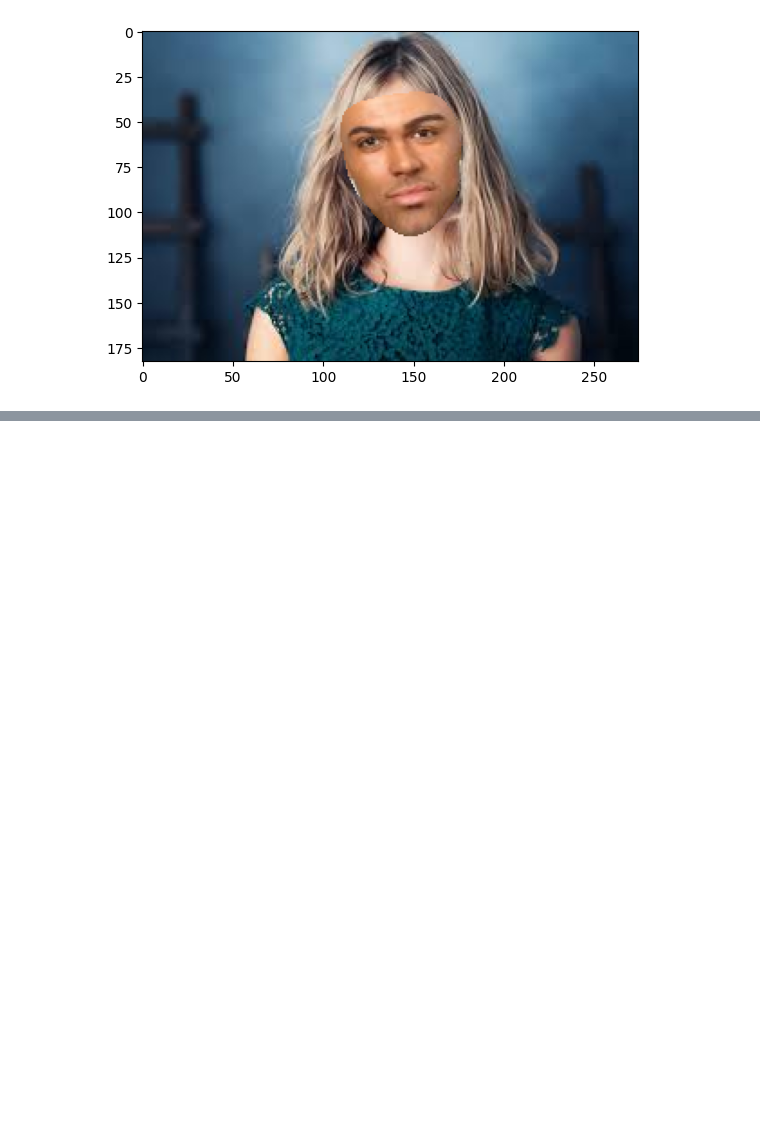
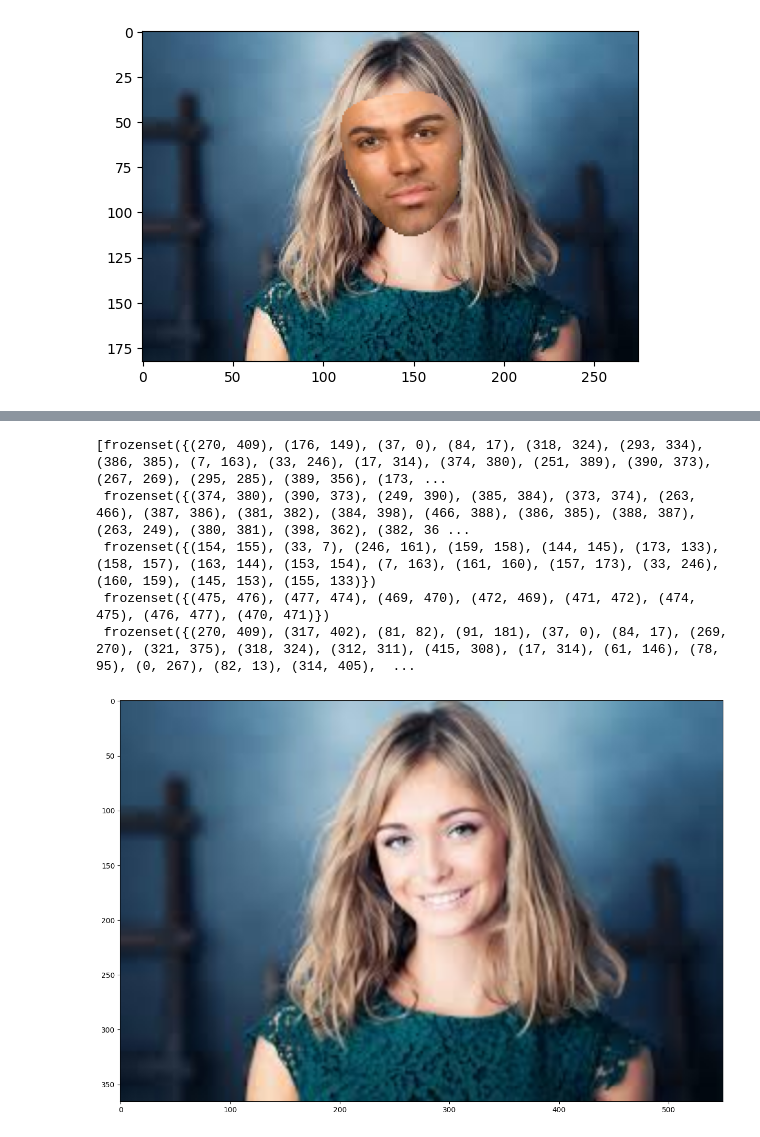
Before and after one commit to ictseoyoungmin/FaceToy_GUI, a Jupyter notebook: dev/f1.ipynb, the cells around one changed output, grey strips where cells are left out. Saved outputs shown, nothing was run; the diff lists cells and outputs as text; code cells hidden in the pictures; blank space fills up the shorter version.

```diff
--- a/dev/f1.ipynb
+++ b/dev/f1.ipynb
@@ -191,0 +453,27 @@ plt.show()
+# %%
+import matplotlib.pyplot as plt
+# Location
+con_points = np.array([
+    mpFaceMesh.FACEMESH_CONTOURS,
+    mpFaceMesh.FACEMESH_LEFT_EYE,
+    mpFaceMesh.FACEMESH_RIGHT_EYE,
+    mpFaceMesh.FACEMESH_IRISES,
+    mpFaceMesh.FACEMESH_LIPS
+])
+
+#i=386
+
+# for i,l in enumerate(mpFaceMesh.FACEMESH_CONTOURS):
+#     cv2.putText(img2,f'{i}',landmarks[l],cv2.FONT_HERSHEY_PLAIN,0.6, (0,255,0),1)
+
+plt.figure(figsize=(20,10))
+plt.imshow(img2)
+# plt.scatter(landmarks[:,0],landmarks[:,1])
+print(con_points)
+# %% [output]
+[frozenset({(270, 409), (176, 149), (37, 0), (84, 17), (318, 324), (293, 334), (386, 385), (7, 163), (33, 246), (17, 314), (374, 380), (251, 389), (390, 373), (267, 269), (295, 285), (389, 356), (173, ...
+ frozenset({(374, 380), (390, 373), (249, 390), (385, 384), (373, 374), (263, 466), (387, 386), (381, 382), (384, 398), (466, 388), (386, 385), (388, 387), (263, 249), (380, 381), (398, 362), (382, 36 ...
+ frozenset({(154, 155), (33, 7), (246, 161), (159, 158), (144, 145), (173, 133), (158, 157), (163, 144), (153, 154), (7, 163), (161, 160), (157, 173), (33, 246), (160, 159), (145, 153), (155, 133)})
+ frozenset({(475, 476), (477, 474), (469, 470), (472, 469), (471, 472), (474, 475), (476, 477), (470, 471)})
+ frozenset({(270, 409), (317, 402), (81, 82), (91, 181), (37, 0), (84, 17), (269, 270), (321, 375), (318, 324), (312, 311), (415, 308), (17, 314), (61, 146), (78, 95), (0, 267), (82, 13), (314, 405),  ...
+[figure, added]
```
Also changed, not shown: parts of 10 cells of this notebook, 6 other files.
